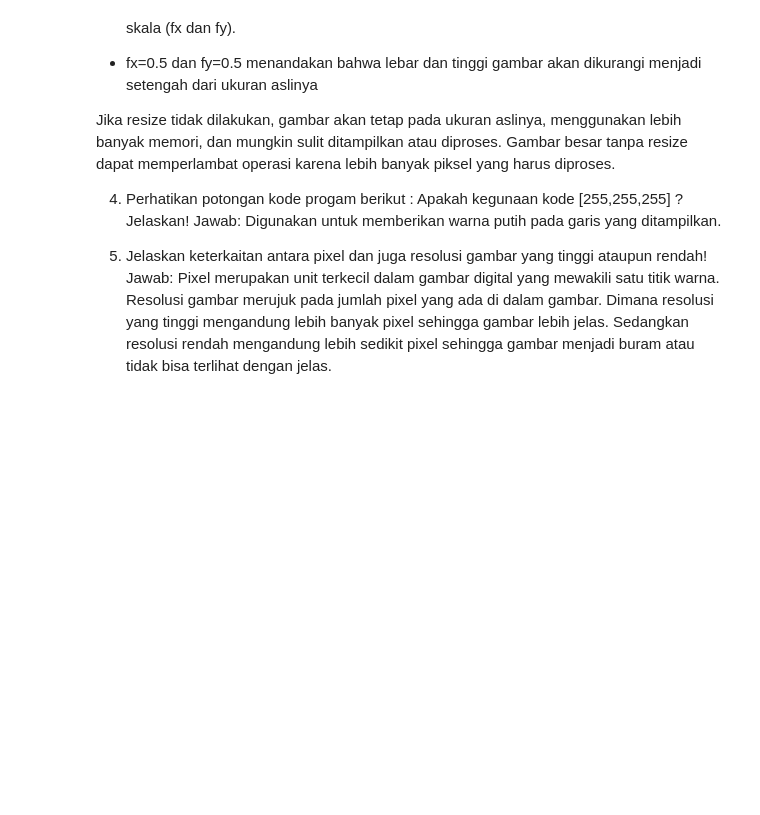
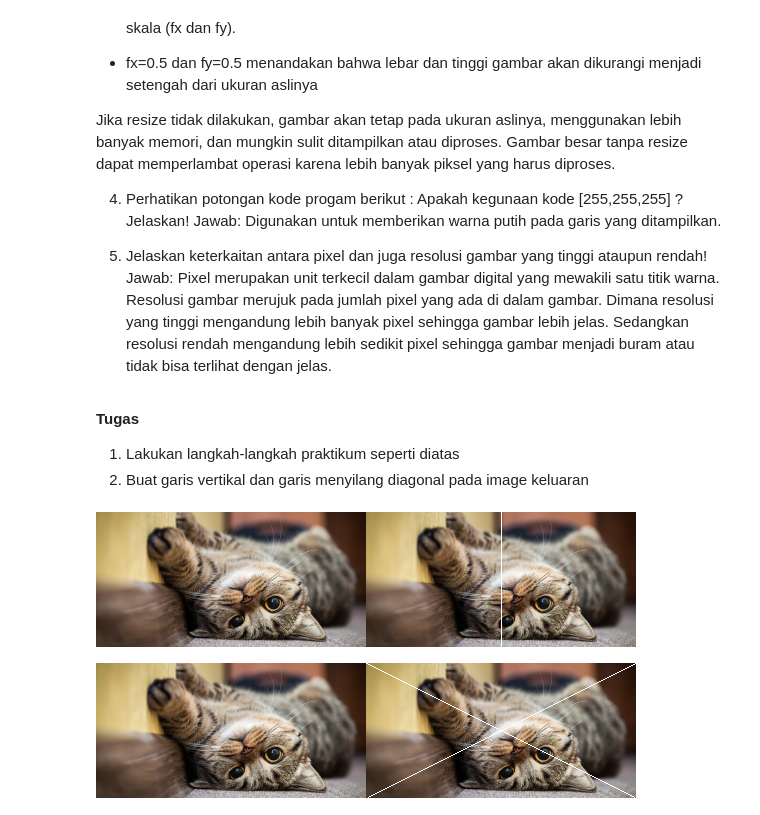
Before and after one commit to YayunEldina/PCVK_Ganjil_2024, a Jupyter notebook: Week1.ipynb, the cells around one changed output. Cells and saved outputs as stored; diff of their text form; code cells hidden in the pictures; blank space fills up the shorter version.

```diff
--- a/Week1.ipynb
+++ b/Week1.ipynb
@@ -100,3 +100,44 @@ Digunakan untuk memberikan warna putih pada garis yang ditampilkan.
 5. Jelaskan keterkaitan antara pixel dan juga resolusi gambar yang tinggi ataupun rendah!
 Jawab:
 Pixel merupakan unit terkecil dalam gambar digital yang mewakili satu titik warna. Resolusi gambar merujuk pada jumlah pixel yang ada di dalam gambar. Dimana resolusi yang tinggi mengandung lebih banyak pixel sehingga gambar lebih jelas. Sedangkan resolusi rendah mengandung lebih sedikit pixel sehingga gambar menjadi buram atau tidak bisa terlihat dengan jelas.
+# %% [markdown]
+**Tugas**
+1. Lakukan langkah-langkah praktikum seperti diatas
+2. Buat garis vertikal dan garis menyilang diagonal pada image keluaran
+# %%
+# Mengubah gambar dari BGR ke RGB
+image_2 = cv.cvtColor(image, cv.COLOR_BGR2RGB)
+image_3 = image_2.copy()  # Salin gambar RGB untuk memodifikasi
+
+# Kode untuk membuat garis vertikal
+for x in range(tinggi):
+    image_3[x, int(lebar / 2)] = [255, 255, 255]  # Garis vertikal putih di tengah
+
+# Kode untuk menggambar garis diagonal
+# Titik awal dan akhir untuk garis diagonal pertama (dari kiri atas ke kanan bawah)
+start_point1 = (0, 0)  # Titik awal di sudut kiri atas
+end_point1 = (lebar, tinggi)  # Titik akhir di sudut kanan bawah
+
+# Titik awal dan akhir untuk garis diagonal kedua (dari kanan atas ke kiri bawah)
+start_point2 = (lebar, 0)  # Titik awal di sudut kanan atas
+end_point2 = (0, tinggi)  # Titik akhir di sudut kiri bawah
+
+# Warna garis (putih dalam format RGB)
+color = (255, 255, 255)
+
+# Menggambar kedua garis diagonal pada salinan gambar
+image_4 = image_2.copy()  # Salin gambar RGB untuk memodifikasi
+cv.line(image_4, start_point1, end_point1, color)
+cv.line(image_4, start_point2, end_point2, color)
+
+# Menggabungkan gambar dengan garis vertikal di atas dan gambar dengan garis diagonal di bawah
+final_frame1 = cv.hconcat([image_2,image_3])
+final_frame2 = cv.hconcat([image_2,image_4])
+
+# Menampilkan gambar
+cv2_imshow(final_frame1)
+print('\n')
+cv2_imshow(final_frame2)
+# %% [output]
+[figure, added]
+[figure, added]
```
Also changed, not shown: parts of 4 cells of this notebook.
